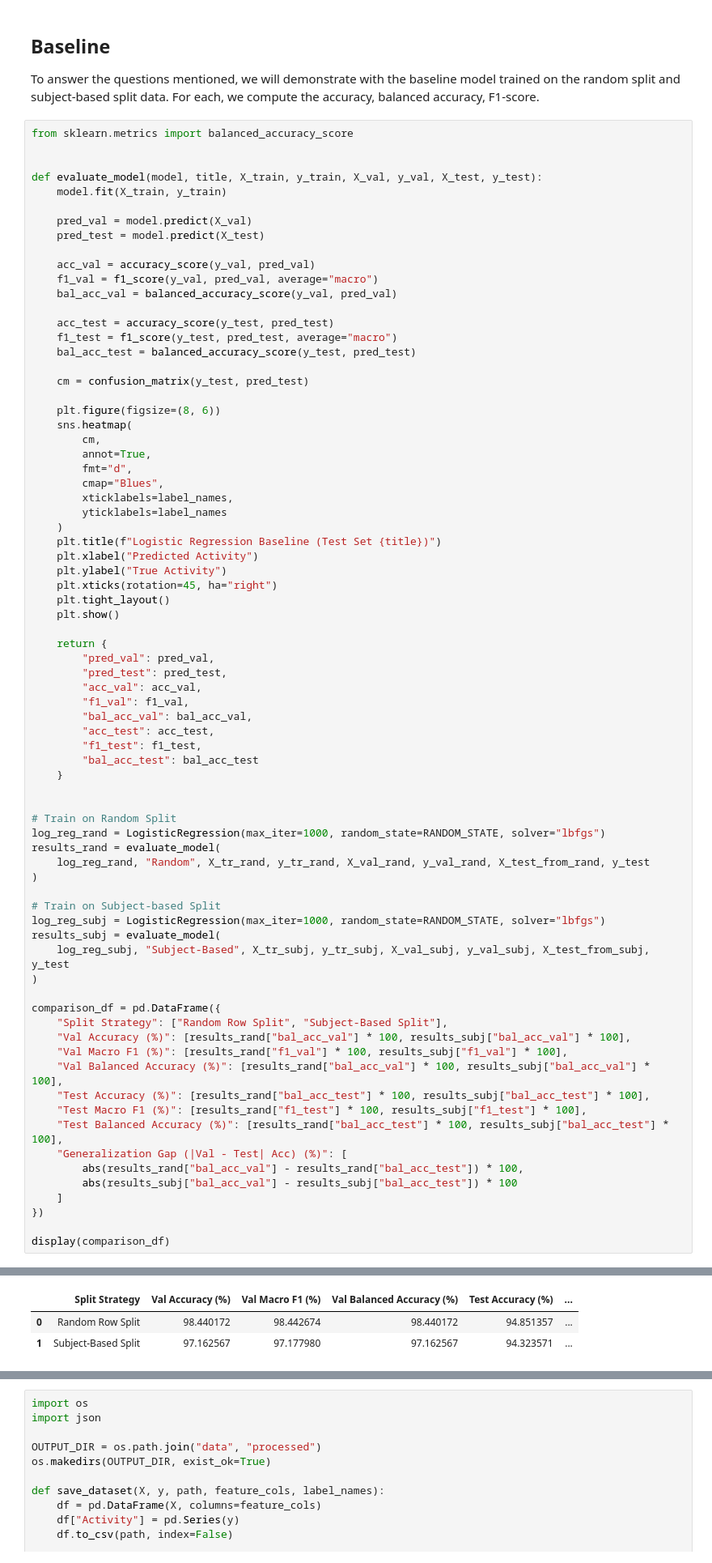
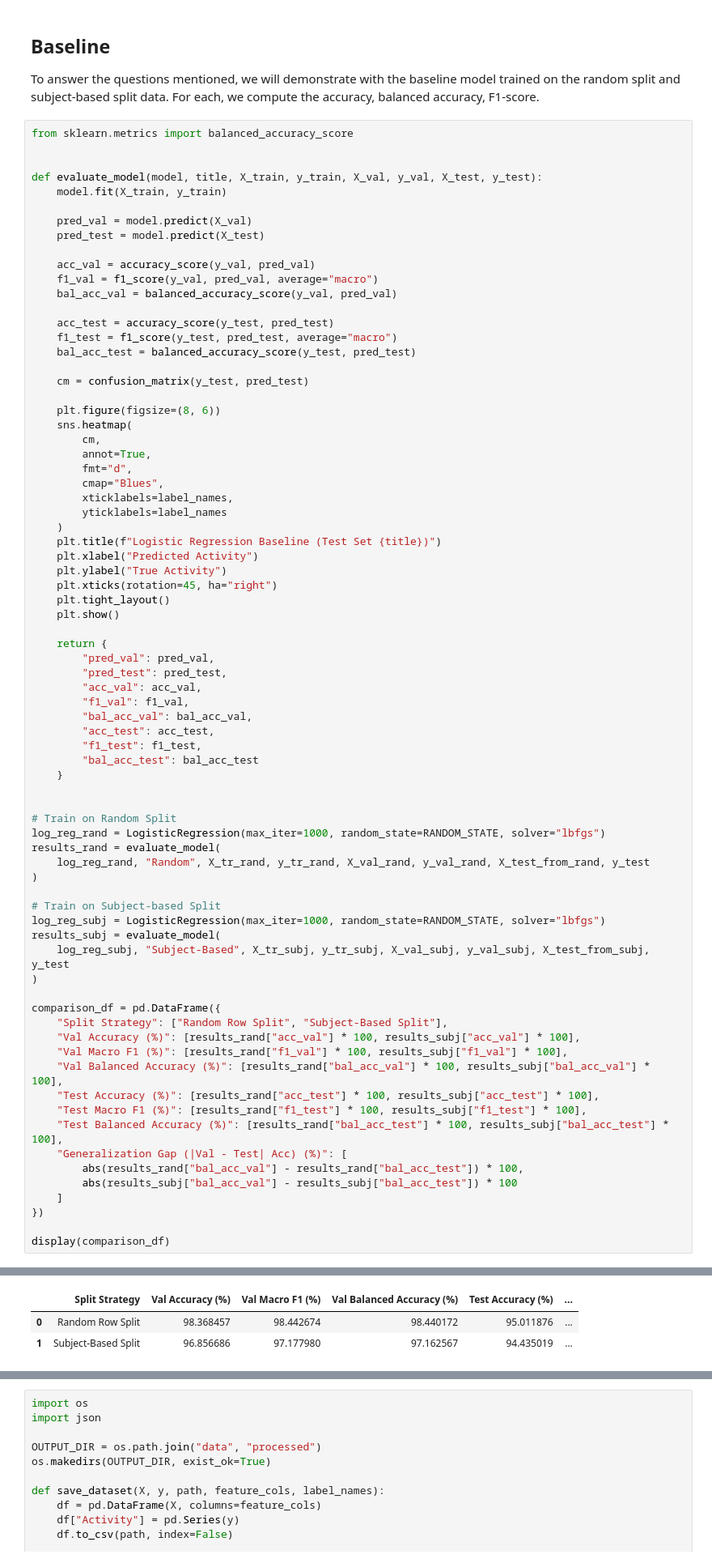
Before and after one commit to LeStolz/HAR-Deep-Learning, a Jupyter notebook: preprocessing.ipynb, the cells around one changed output, grey strips where cells are left out. Shown at 81% size. Cells and saved outputs as stored; diff of their text form.

```diff
--- a/preprocessing.ipynb
+++ b/preprocessing.ipynb
@@ -436,34 +438,34 @@ def evaluate_model(model, title, X_train, y_train, X_val, y_val, X_test, y_test)
 
 # Train on Random Split
 log_reg_rand = LogisticRegression(max_iter=1000, random_state=RANDOM_STATE, solver="lbfgs")
 results_rand = evaluate_model(
     log_reg_rand, "Random", X_tr_rand, y_tr_rand, X_val_rand, y_val_rand, X_test_from_rand, y_test
 )
 
 # Train on Subject-based Split
 log_reg_subj = LogisticRegression(max_iter=1000, random_state=RANDOM_STATE, solver="lbfgs")
 results_subj = evaluate_model(
     log_reg_subj, "Subject-Based", X_tr_subj, y_tr_subj, X_val_subj, y_val_subj, X_test_from_subj, y_test
 )
 
 comparison_df = pd.DataFrame({
     "Split Strategy": ["Random Row Split", "Subject-Based Split"],
-    "Val Accuracy (%)": [results_rand["bal_acc_val"] * 100, results_subj["bal_acc_val"] * 100],
+    "Val Accuracy (%)": [results_rand["acc_val"] * 100, results_subj["acc_val"] * 100],
     "Val Macro F1 (%)": [results_rand["f1_val"] * 100, results_subj["f1_val"] * 100],
     "Val Balanced Accuracy (%)": [results_rand["bal_acc_val"] * 100, results_subj["bal_acc_val"] * 100],
-    "Test Accuracy (%)": [results_rand["bal_acc_test"] * 100, results_subj["bal_acc_test"] * 100],
+    "Test Accuracy (%)": [results_rand["acc_test"] * 100, results_subj["acc_test"] * 100],
     "Test Macro F1 (%)": [results_rand["f1_test"] * 100, results_subj["f1_test"] * 100],
     "Test Balanced Accuracy (%)": [results_rand["bal_acc_test"] * 100, results_subj["bal_acc_test"] * 100],
     "Generalization Gap (|Val - Test| Acc) (%)": [
         abs(results_rand["bal_acc_val"] - results_rand["bal_acc_test"]) * 100,
         abs(results_subj["bal_acc_val"] - results_subj["bal_acc_test"]) * 100
     ]
 })
 
 display(comparison_df)
 # %% [output]
 [figure]
 [figure]
 |  | Split Strategy | Val Accuracy (%) | Val Macro F1 (%) | Val Balanced Accuracy (%) | Test Accuracy (%) | ... |
-| 0 | Random Row Split | 98.440172 | 98.442674 | 98.440172 | 94.851357 | ... |
-| 1 | Subject-Based Split | 97.162567 | 97.177980 | 97.162567 | 94.323571 | ... |
+| 0 | Random Row Split | 98.368457 | 98.442674 | 98.440172 | 95.011876 | ... |
+| 1 | Subject-Based Split | 96.856686 | 97.177980 | 97.162567 | 94.435019 | ... |
```
Also changed, not shown: parts of 6 cells of this notebook, 5 other files.
